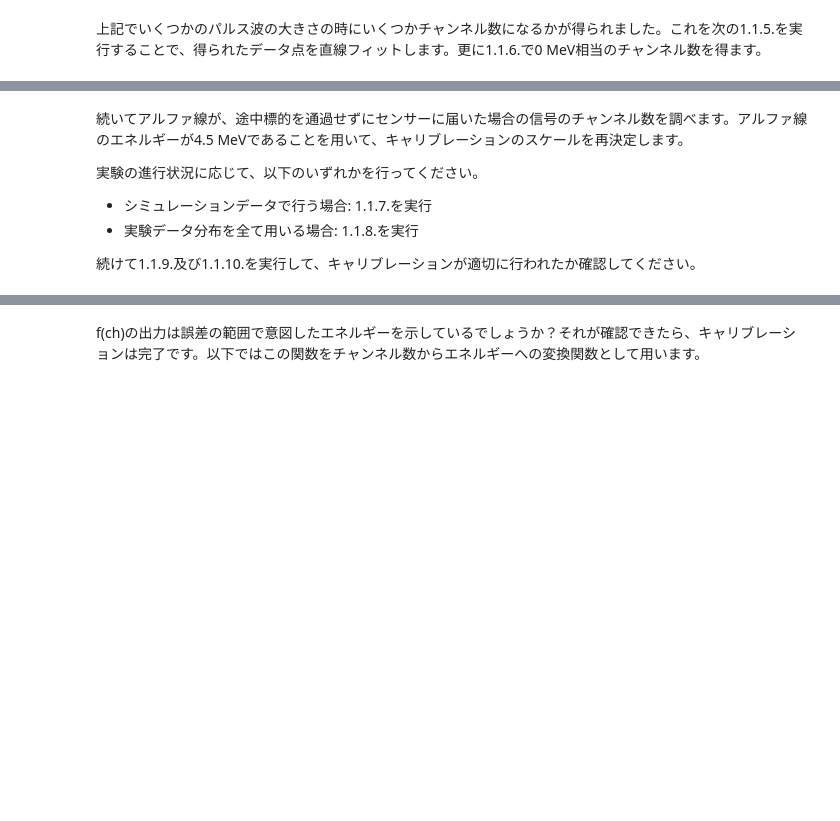
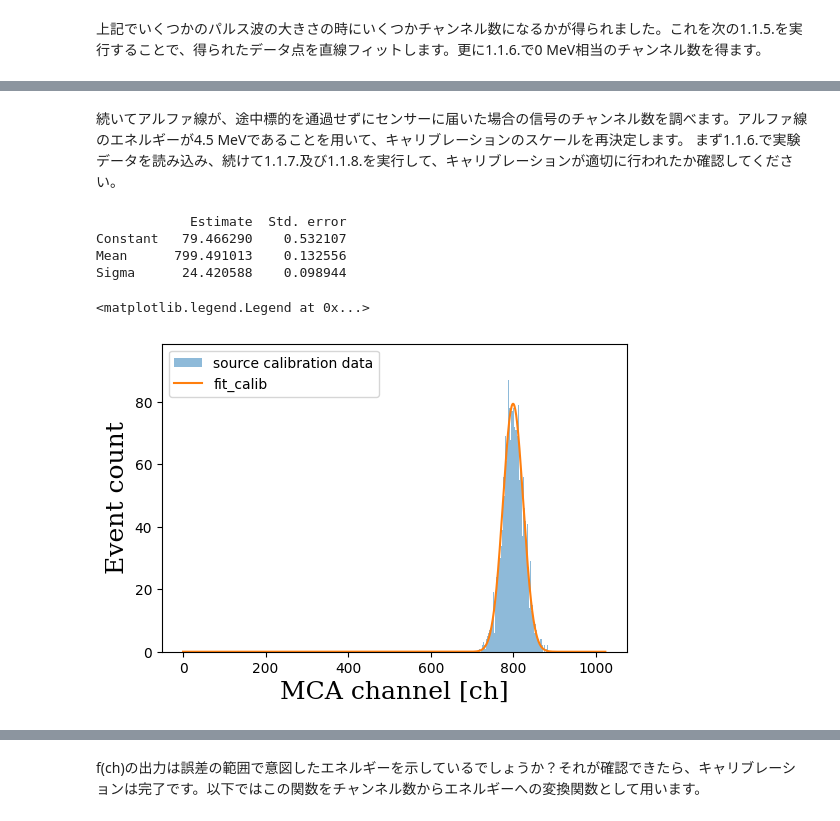
Before and after one commit to ktodome/b3exp, a Jupyter notebook: notebooks/alpha_ray_day1.ipynb, the cells around one changed output, grey strips where cells are left out. Drawn from its saved outputs; the diff is of its cells as text; code cells hidden in the pictures; blank space fills up the shorter version.

```diff
--- a/notebooks/alpha_ray_day1.ipynb
+++ b/notebooks/alpha_ray_day1.ipynb
@@ -184,8 +229,3 @@ print("0 MeV= {:7.2f} +/- {:7.2f} ch".format(E0,dE0))
 # %% [markdown]
 続いてアルファ線が、途中標的を通過せずにセンサーに届いた場合の信号のチャンネル数を調べます。アルファ線のエネルギーが4.5 MeVであることを用いて、キャリブレーションのスケールを再決定します。
-
-実験の進行状況に応じて、以下のいずれかを行ってください。
-*   シミュレーションデータで行う場合: 1.1.7.を実行
-*   実験データ分布を全て用いる場合: 1.1.8.を実行
-
-続けて1.1.9.及び1.1.10.を実行して、キャリブレーションが適切に行われたか確認してください。
+まず1.1.6.で実験データを読み込み、続けて1.1.7.及び1.1.8.を実行して、キャリブレーションが適切に行われたか確認してください。
@@ -207,24 +232,38 @@ alpha_calib = np.genfromtxt('/content/drive/MyDrive/temp/b3exp/60sec0degNoTarget
+# %%
+# @title 1.1.6. ターゲットなし測定データ入力
+#強度測定ファイル、適宜書き換えること
+calib_file='60sec0degNoTarget.csv'
+
+alpha_calib =np.genfromtxt(basePath+calib_file, skip_footer=6)
+Tcalib=pathToTime(basePath+calib_file)
 # %%
-# @title 1.1.9. ターゲットなしデータ用ガウシアンフィッティング
+# @title 1.1.7. ターゲットなしデータ用ガウシアンフィッティング
 
 #プロット下地を作成
 fig = plt.figure(figsize=(6, 4))
 ax = fig.add_subplot(111)
-x=np.arange(1,1025)#プロットするx軸のbinを設定
-_ = ax.hist(x, bins=1024, weights=alpha_calib, range=(0, 1024), alpha=0.5, label='data')#全データのヒストグラムを作成
+_ = ax.hist(x, bins=1024, weights=alpha_calib, range=(0, 1024), alpha=0.5, label='source calibration data')#全データのヒストグラムを作成
 plt.xlabel('MCA channel [ch]', fontsize=18, fontfamily='serif')#x軸の名前
 plt.ylabel('Event count', fontsize=18, fontfamily='serif')#y軸の名前
 
 dy=np.where(alpha_calib > 0, np.sqrt(alpha_calib), 1.0)#誤差は統計誤差の√nのみ,nが0なら0
 par_calib, cov_calib = curve_fit(sig, x, alpha_calib, p0=(100, 800, 25), sigma=dy)#適切な初期値を与えてフィッティング
 perr_calib = np.sqrt(np.diag(cov_calib))#分散共分散行列の対角成分取り出し=分散の取り出し
 
 #テキスト出力
 mat = np.vstack((par_calib,perr_calib)).T
 df = pd.DataFrame(mat,index=("Constant", "Mean", "Sigma"), columns=("Estimate", "Std. error"))
 print(df)
 
 #フィット結果のプロットを追加
 y = sig(x, *par_calib)
 _ = ax.plot(x, y, '-', label='fit_calib')
+plt.legend(loc='upper left')
+# %% [output]
+            Estimate  Std. error
+Constant   79.466290    0.532107
+Mean      799.491013    0.132556
+Sigma      24.420588    0.098944
+<matplotlib.legend.Legend at 0x...>
+[figure, added]
 # %%
```
Also changed, not shown: parts of 31 cells of this notebook, 1 other file.
